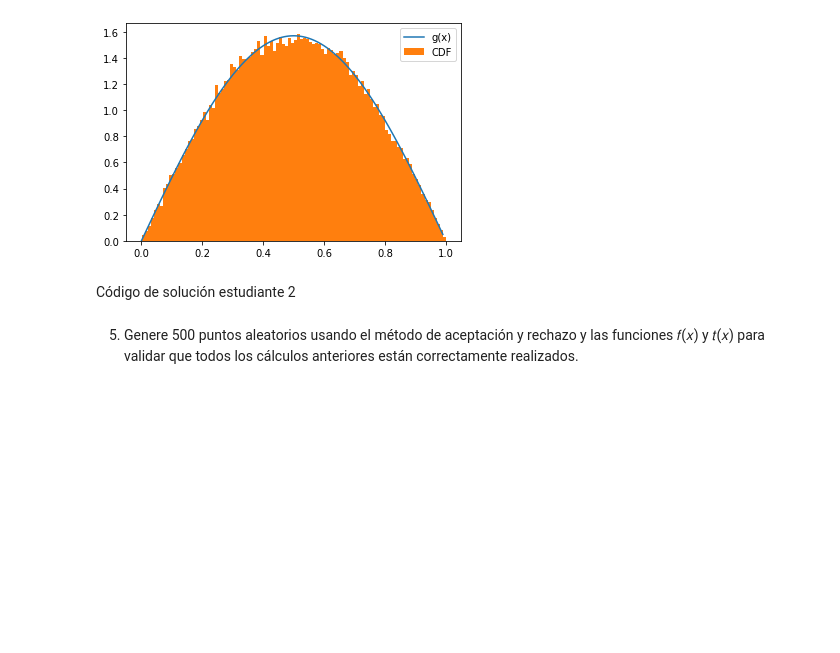
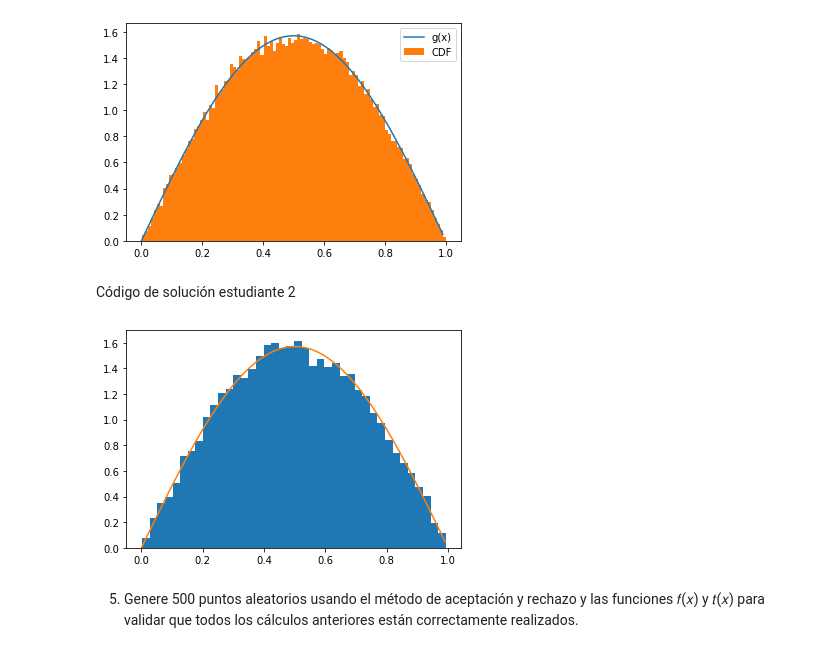
Before and after one commit to if722399/Tarea5y6_JTNavarro_PHMu-oz, a Jupyter notebook: Tarea6_PHMuñoz_JTNavarro.ipynb, the cells around one changed output. Saved outputs shown, nothing was run; the diff lists cells and outputs as text; code cells hidden in the pictures; blank space fills up the shorter version.

```diff
--- a/Tarea6_PHMuñoz_JTNavarro.ipynb
+++ b/Tarea6_PHMuñoz_JTNavarro.ipynb
@@ -94,6 +149,31 @@ plt.legend();
 [figure]
 # %% [markdown]
 Código de solución estudiante 2
+# %%
+def comparar_aleatorios_densidad(f: 'función de distribución de probabiliad',
+                                 finv: 'función inversa',
+                                 N: 'Número de valores que queremos generar'):
+    '''Esta función dada una función de distribución f y una función inversa que genera valores que se distribyen como f
+    grafica el histograma de los valores generados por la funcion inversa así como la grafica de la función de distribución
+    de probabilidad para poder hacer la comparación de estos y verificar si se cumple'''
+
+    U=np.random.uniform(0, 1, N)
+    frand=finv(U)
+
+    x=np.arange(0,1,0.01)
+    fdensidad=f(x)
+
+    plt.hist(frand, density=True, bins=40)
+    plt.plot(x, fdensidad)
+    plt.show()
+
+g=lambda x: (np.pi/2)*np.sin(np.pi*x)
+G_inv=lambda u: (1/np.pi)*np.arccos(-2*u+1)
+N=10000
+
+comparar_aleatorios_densidad(g, G_inv, N)
+# %% [output]
+[figure, added]
 # %% [markdown]
 5. Genere 500 puntos aleatorios usando el método de aceptación y rechazo y las funciones  𝑓(𝑥)  y  𝑡(𝑥)  para validar que todos los cálculos anteriores están correctamente realizados.
 # %% [markdown]
```
Also changed, not shown: parts of 35 cells of this notebook.
